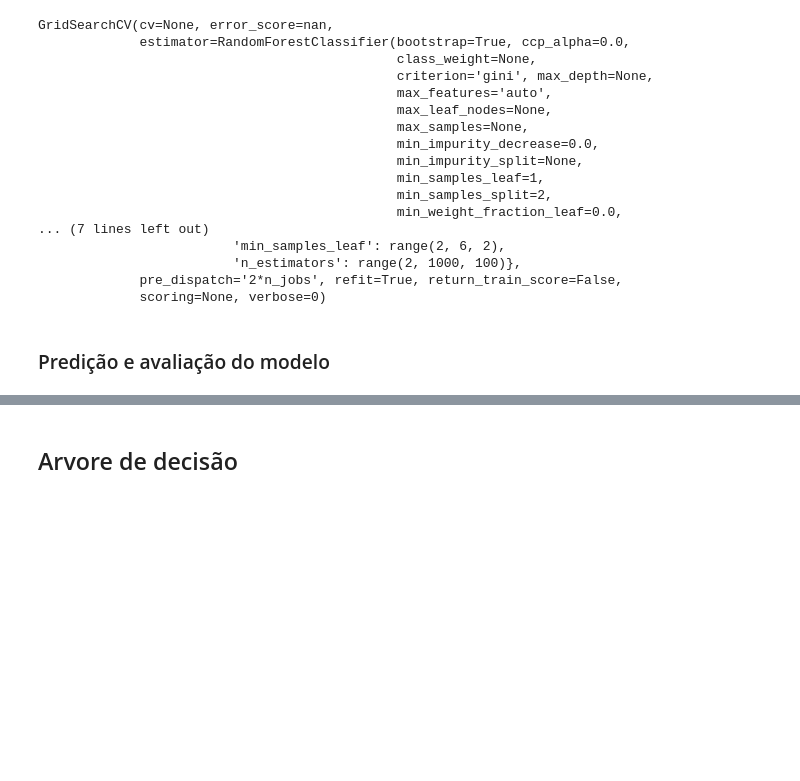
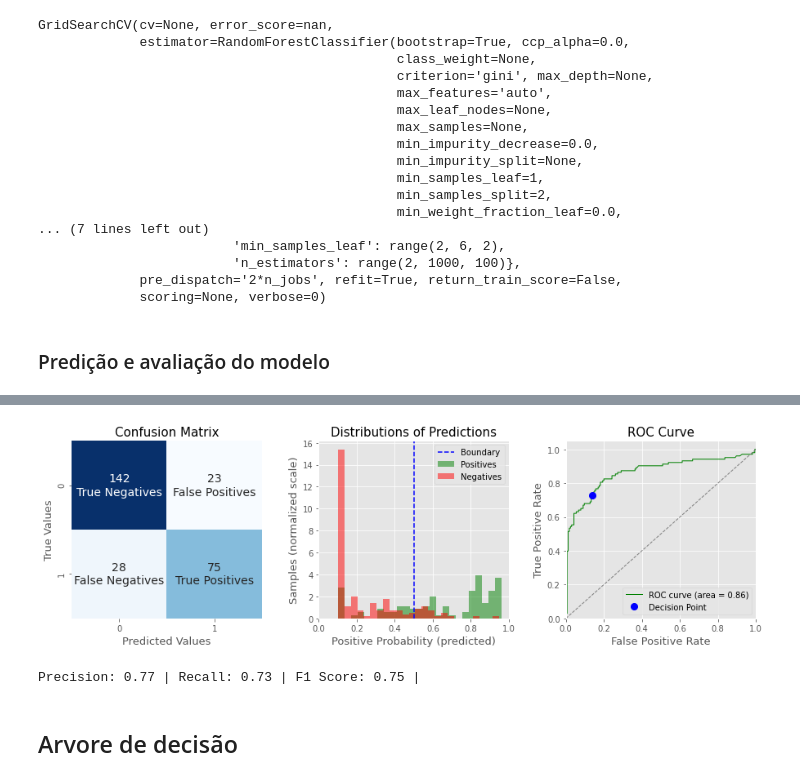
Before and after one commit to rafabenevente/AM_1, a Jupyter notebook: AM_1_Titanic_Predição_dos_sobreviventes.ipynb, the cells around one changed output, grey strips where cells are left out. Drawn from its saved outputs; the diff is of its cells as text; code cells hidden in the pictures; blank space fills up the shorter version.

```diff
--- a/AM_1_Titanic_Predição_dos_sobreviventes.ipynb
+++ b/AM_1_Titanic_Predição_dos_sobreviventes.ipynb
@@ -975,3 +1071,8 @@ plt.tight_layout()
+# %%
+F1 = evalBinaryClassifier(rdf, te_x, te_y)
+# %% [output]
+[figure, added]
+Precision: 0.77 | Recall: 0.73 | F1 Score: 0.75 |
 # %% [markdown]
 ##  Arvore de decisão
 # %%
```
Also changed, not shown: parts of 25 cells of this notebook.
